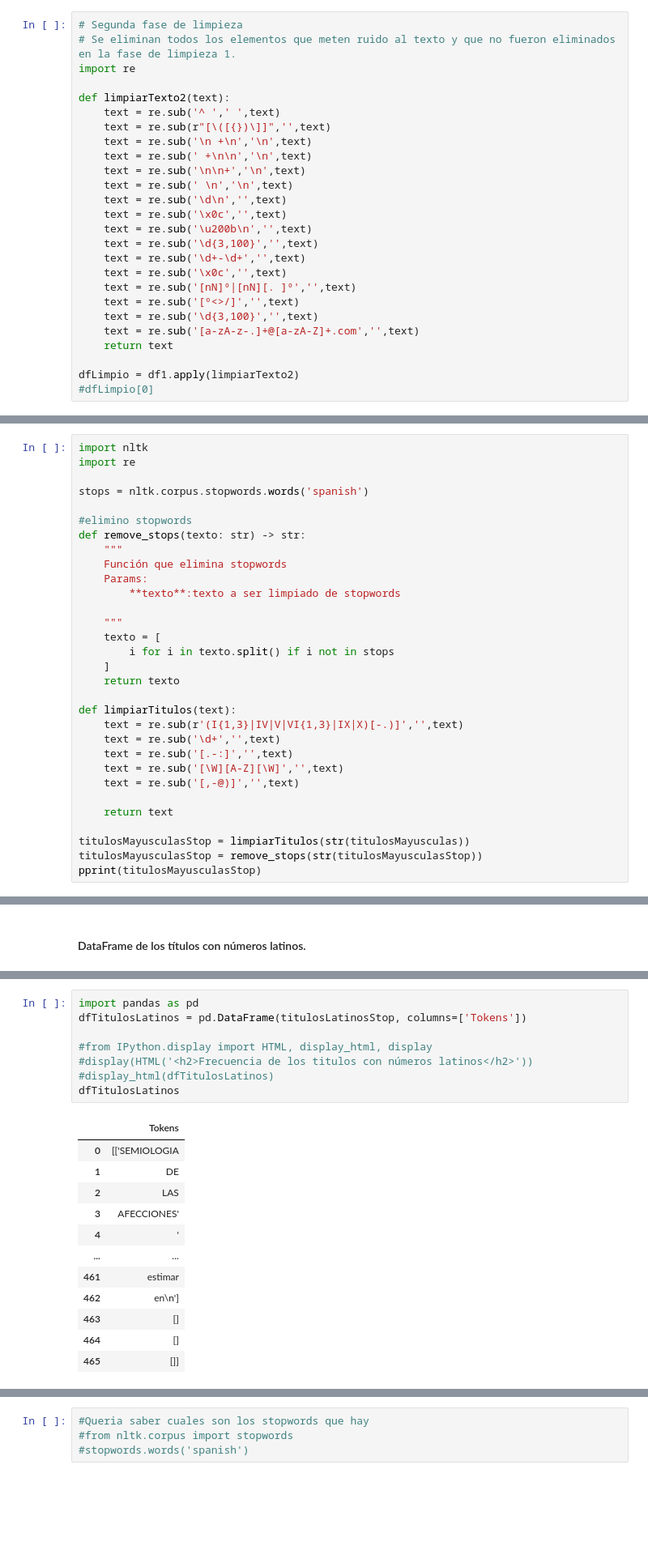
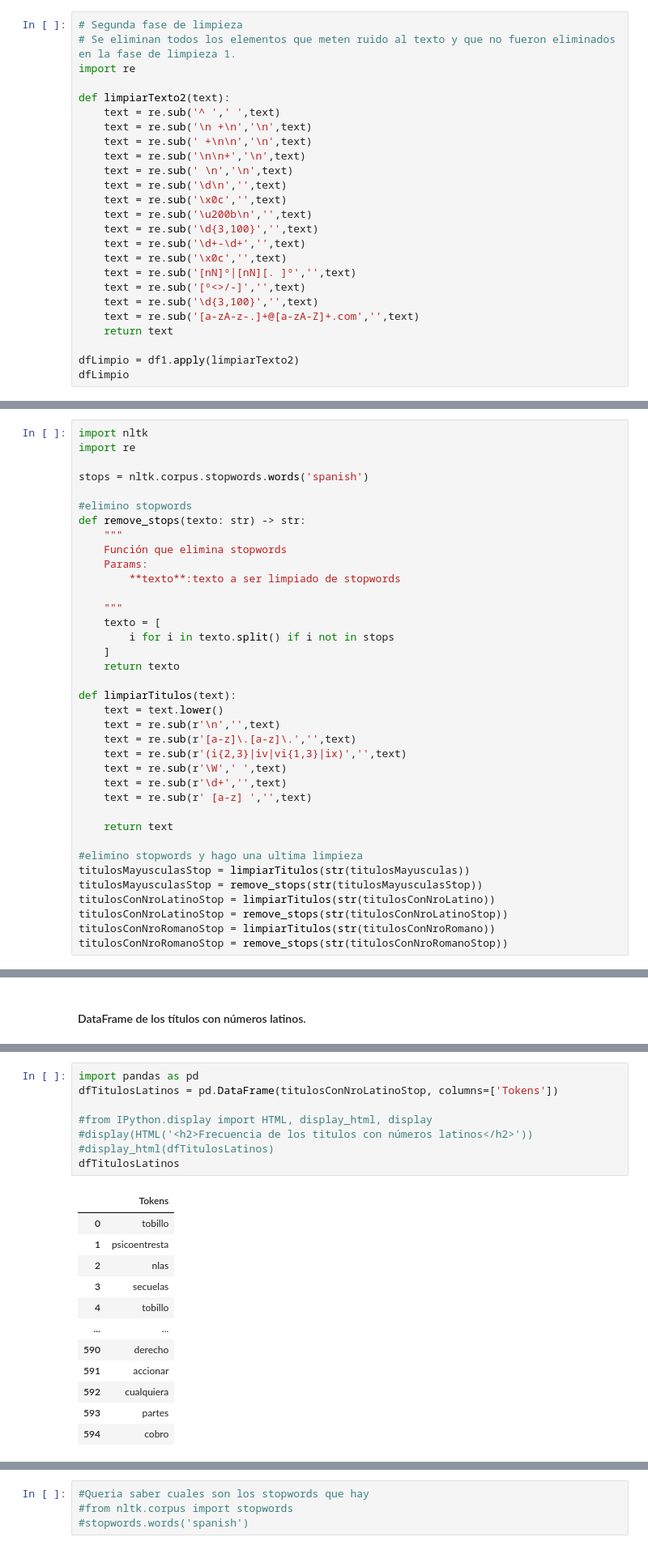
Before and after one commit to gaston411/Mi-Proyecto, a Jupyter notebook: limpiezaPrueba.ipynb, the cells around one changed output, grey strips where cells are left out. Shown: that part at 81% size. Saved outputs shown, nothing was run; the diff lists cells and outputs as text; blank space fills up the shorter version.

```diff
--- a/limpiezaPrueba.ipynb
+++ b/limpiezaPrueba.ipynb
@@ -70,7 +71,6 @@ import re
 
 def limpiarTexto2(text):
     text = re.sub('^ ',' ',text)
-    text = re.sub(r"[\([{})\]]",'',text)
     text = re.sub('\n +\n','\n',text)
     text = re.sub(' +\n\n','\n',text)
     text = re.sub('\n\n+','\n',text)
@@ -82,10 +82,10 @@ def limpiarTexto2(text):
     text = re.sub('\d+-\d+','',text)
     text = re.sub('\x0c','',text)
     text = re.sub('[nN]º|[nN][. ]º','',text)
-    text = re.sub('[º<>/]','',text)
+    text = re.sub('[º<>/-]','',text)
     text = re.sub('\d{3,100}','',text)
     text = re.sub('[a-zA-z-.]+@[a-zA-Z]+.com','',text)
     return text
 
 dfLimpio = df1.apply(limpiarTexto2)
-#dfLimpio[0]
+dfLimpio
@@ -208,14 +272,20 @@ def remove_stops(texto: str) -> str:
     return texto
 
 def limpiarTitulos(text):
-    text = re.sub(r'(I{1,3}|IV|V|VI{1,3}|IX|X)[-.)]','',text)
-    text = re.sub('\d+','',text)
-    text = re.sub('[.-:]','',text)
-    text = re.sub('[\W][A-Z][\W]','',text)
-    text = re.sub('[,-@)]','',text)
+    text = text.lower()
+    text = re.sub(r'\n','',text)
+    text = re.sub(r'[a-z]\.[a-z]\.','',text)
+    text = re.sub(r'(i{2,3}|iv|vi{1,3}|ix)','',text)
+    text = re.sub(r'\W',' ',text)
+    text = re.sub(r'\d+','',text)
+    text = re.sub(r' [a-z] ','',text)
 
     return text
 
+#elimino stopwords y hago una ultima limpieza
 titulosMayusculasStop = limpiarTitulos(str(titulosMayusculas))
 titulosMayusculasStop = remove_stops(str(titulosMayusculasStop))
-pprint(titulosMayusculasStop)
+titulosConNroLatinoStop = limpiarTitulos(str(titulosConNroLatino))
+titulosConNroLatinoStop = remove_stops(str(titulosConNroLatinoStop))
+titulosConNroRomanoStop = limpiarTitulos(str(titulosConNroRomano))
+titulosConNroRomanoStop = remove_stops(str(titulosConNroRomanoStop))
@@ -468,21 +369,21 @@ pprint(titulosLatinosStop)
 # %%
 import pandas as pd
-dfTitulosLatinos = pd.DataFrame(titulosLatinosStop, columns=['Tokens'])
+dfTitulosLatinos = pd.DataFrame(titulosConNroLatinoStop, columns=['Tokens'])
 
 #from IPython.display import HTML, display_html, display
 #display(HTML('<h2>Frecuencia de los titulos con números latinos</h2>'))
 #display_html(dfTitulosLatinos)
 dfTitulosLatinos
 # %% [output]
 |  | Tokens |
-| 0 | [['SEMIOLOGIA |
-| 1 | DE |
-| 2 | LAS |
-| 3 | AFECCIONES' |
-| 4 | ' |
+| 0 | tobillo |
+| 1 | psicoentresta |
+| 2 | nlas |
+| 3 | secuelas |
+| 4 | tobillo |
 | ... | ... |
-| 461 | estimar |
-| 462 | en\n'] |
-| 463 | [] |
-| 464 | [] |
-| 465 | []] |
+| 590 | derecho |
+| 591 | accionar |
+| 592 | cualquiera |
+| 593 | partes |
+| 594 | cobro |
```
Also changed, not shown: parts of 39 cells of this notebook, 1 other file.
